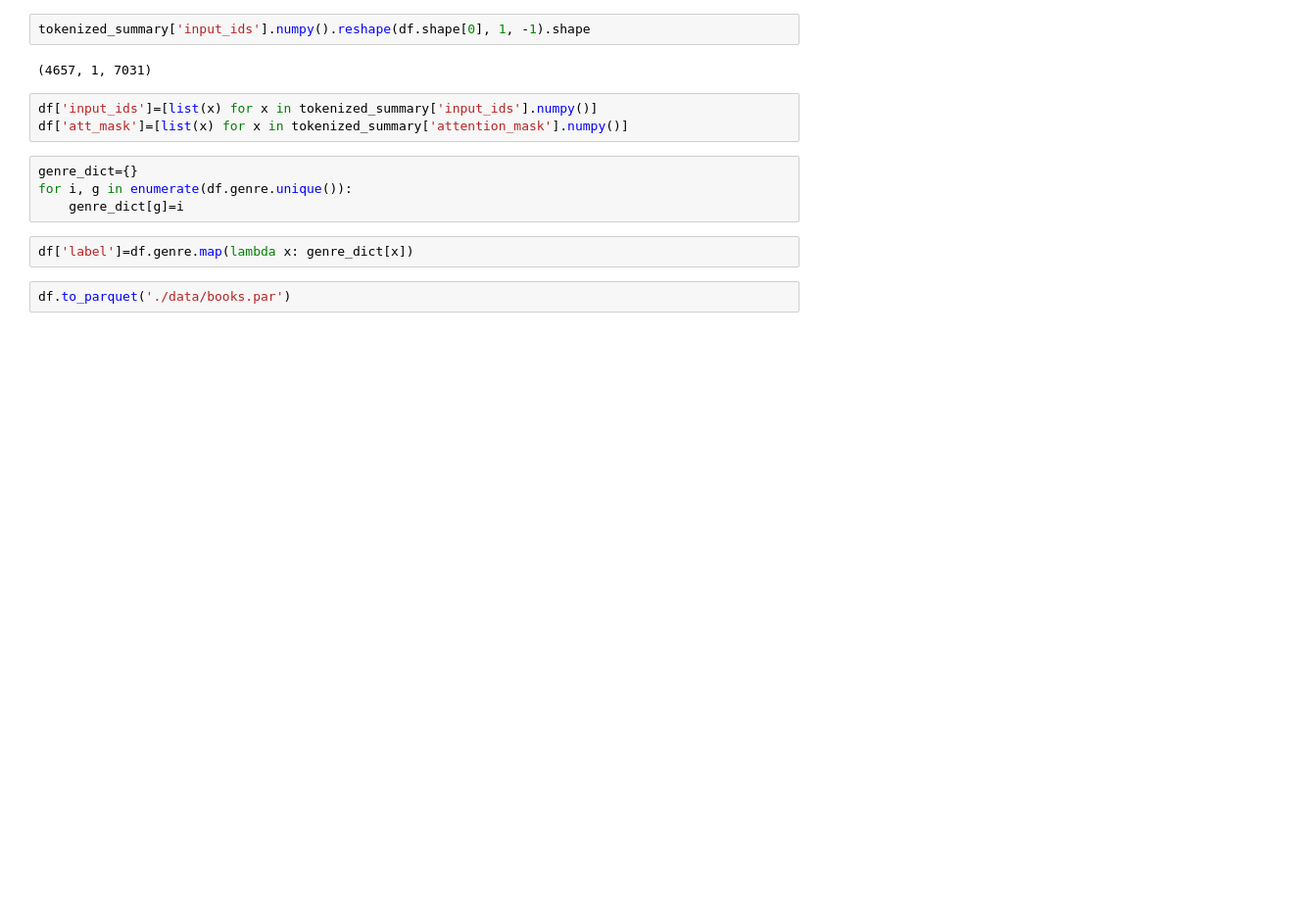
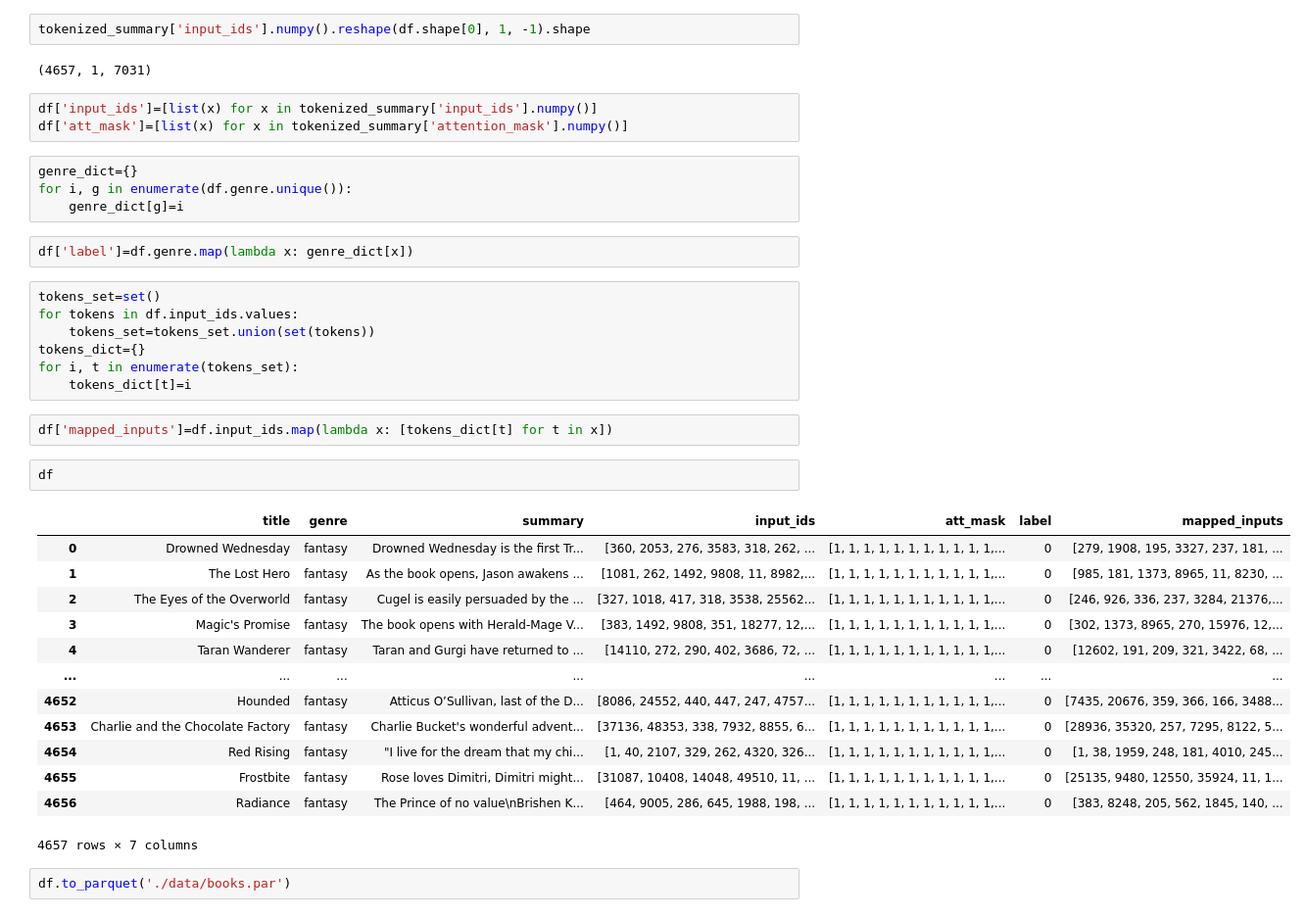
Before and after one commit to kpuchalskixiv/ecoNLP, a Jupyter notebook: tokenize.ipynb, the cells around one changed output. Shown at 98% size. Saved outputs shown, nothing was run; the diff lists cells and outputs as text; blank space fills up the shorter version.

Commit message:
add mapped tokens to data

```diff
--- a/tokenize.ipynb
+++ b/tokenize.ipynb
@@ -106,5 +106,30 @@ for i, g in enumerate(df.genre.unique()):
     genre_dict[g]=i
 # %%
 df['label']=df.genre.map(lambda x: genre_dict[x])
+# %%
+tokens_set=set()
+for tokens in df.input_ids.values:
+    tokens_set=tokens_set.union(set(tokens))
+tokens_dict={}
+for i, t in enumerate(tokens_set):
+    tokens_dict[t]=i
+# %%
+df['mapped_inputs']=df.input_ids.map(lambda x: [tokens_dict[t] for t in x])
+# %%
+df
+# %% [output]
+|  | title | genre | summary | input_ids | att_mask | label | mapped_inputs |
+| 0 | Drowned Wednesday | fantasy | Drowned Wednesday is the first Tr... | [360, 2053, 276, 3583, 318, 262, ... | [1, 1, 1, 1, 1, 1, 1, 1, 1, 1, 1,... | 0 | [279, 1908, 195, 3327, 237, 181, ... |
+| 1 | The Lost Hero | fantasy | As the book opens, Jason awakens ... | [1081, 262, 1492, 9808, 11, 8982,... | [1, 1, 1, 1, 1, 1, 1, 1, 1, 1, 1,... | 0 | [985, 181, 1373, 8965, 11, 8230, ... |
+| 2 | The Eyes of the Overworld | fantasy | Cugel is easily persuaded by the ... | [327, 1018, 417, 318, 3538, 25562... | [1, 1, 1, 1, 1, 1, 1, 1, 1, 1, 1,... | 0 | [246, 926, 336, 237, 3284, 21376,... |
+| 3 | Magic's Promise | fantasy | The book opens with Herald-Mage V... | [383, 1492, 9808, 351, 18277, 12,... | [1, 1, 1, 1, 1, 1, 1, 1, 1, 1, 1,... | 0 | [302, 1373, 8965, 270, 15976, 12,... |
+| 4 | Taran Wanderer | fantasy | Taran and Gurgi have returned to ... | [14110, 272, 290, 402, 3686, 72, ... | [1, 1, 1, 1, 1, 1, 1, 1, 1, 1, 1,... | 0 | [12602, 191, 209, 321, 3422, 68, ... |
+| ... | ... | ... | ... | ... | ... | ... | ... |
+| 4652 | Hounded | fantasy | Atticus O’Sullivan, last of the D... | [8086, 24552, 440, 447, 247, 4757... | [1, 1, 1, 1, 1, 1, 1, 1, 1, 1, 1,... | 0 | [7435, 20676, 359, 366, 166, 3488... |
+| 4653 | Charlie and the Chocolate Factory | fantasy | Charlie Bucket's wonderful advent... | [37136, 48353, 338, 7932, 8855, 6... | [1, 1, 1, 1, 1, 1, 1, 1, 1, 1, 1,... | 0 | [28936, 35320, 257, 7295, 8122, 5... |
+| 4654 | Red Rising | fantasy | "I live for the dream that my chi... | [1, 40, 2107, 329, 262, 4320, 326... | [1, 1, 1, 1, 1, 1, 1, 1, 1, 1, 1,... | 0 | [1, 38, 1959, 248, 181, 4010, 245... |
+| 4655 | Frostbite | fantasy | Rose loves Dimitri, Dimitri might... | [31087, 10408, 14048, 49510, 11, ... | [1, 1, 1, 1, 1, 1, 1, 1, 1, 1, 1,... | 0 | [25135, 9480, 12550, 35924, 11, 1... |
+| 4656 | Radiance | fantasy | The Prince of no value\nBrishen K... | [464, 9005, 286, 645, 1988, 198, ... | [1, 1, 1, 1, 1, 1, 1, 1, 1, 1, 1,... | 0 | [383, 8248, 205, 562, 1845, 140, ... |
+4657 rows × 7 columns
 # %%
 df.to_parquet('./data/books.par')
```
Also changed, not shown: 2 other files.
